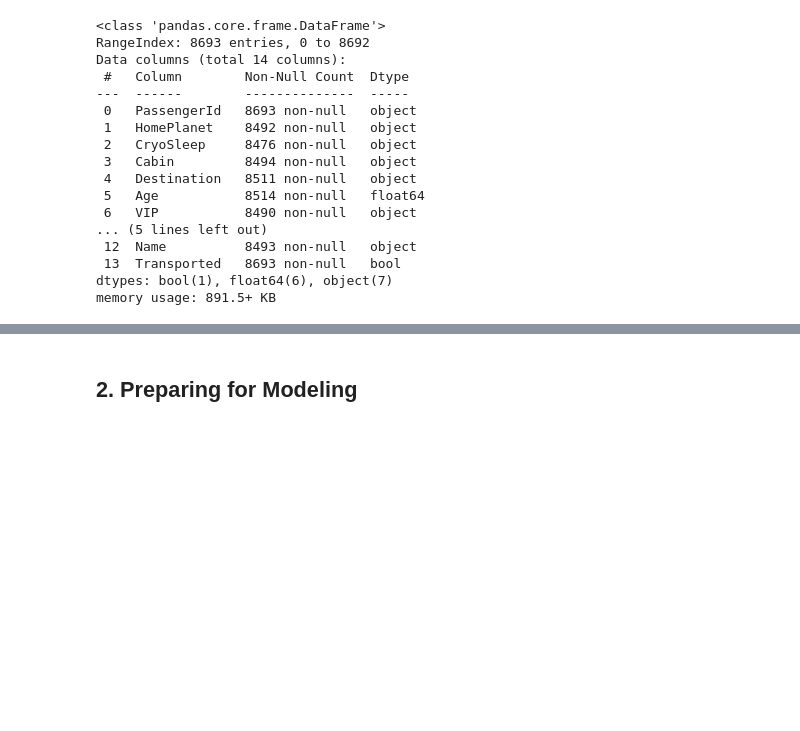
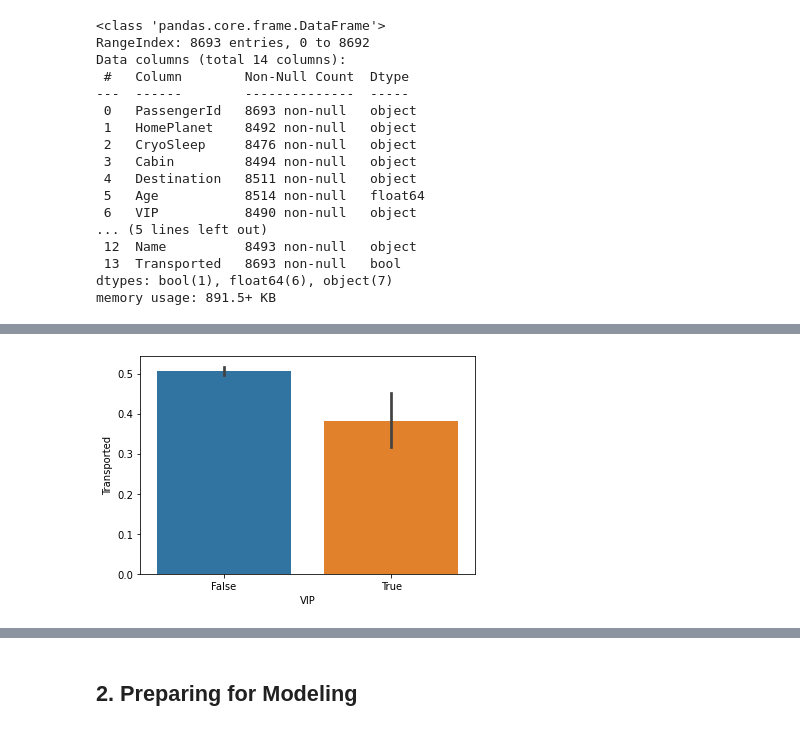
Before and after one commit to ahendricks2/Spaceship_Titanic, a Jupyter notebook: Main_Notebook.ipynb, the cells around one changed output, grey strips where cells are left out. Cells and saved outputs as stored; diff of their text form; code cells hidden in the pictures; blank space fills up the shorter version.

```diff
--- a/Main_Notebook.ipynb
+++ b/Main_Notebook.ipynb
@@ -67,0 +158,4 @@ memory usage: 891.5+ KB
+# %%
+sns.barplot(x='VIP',y='Transported',data=train_df);
+# %% [output]
+[figure, added]
```
Also changed, not shown: parts of 40 cells of this notebook.
